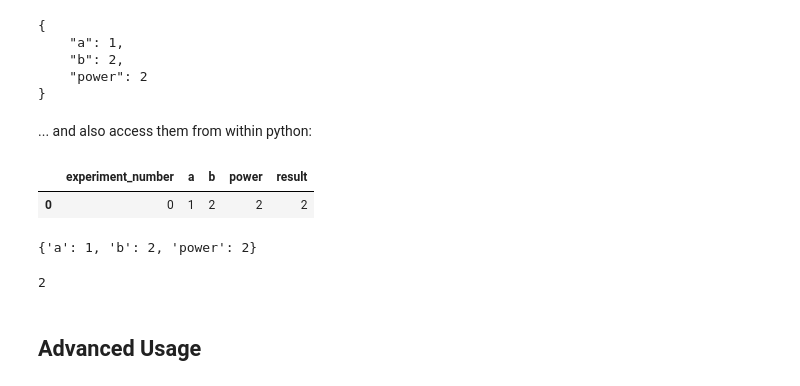
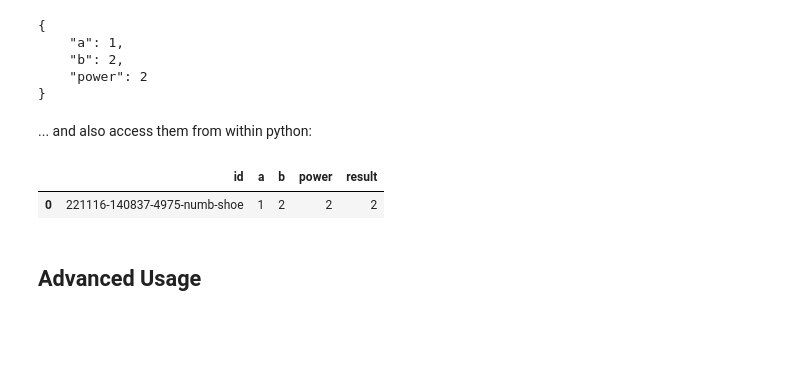
Before and after one commit to jla-gardner/digital-experiments, a Jupyter notebook: examples/digital_experiments.ipynb, the cells around one changed output. Saved outputs shown, nothing was run; the diff lists cells and outputs as text; code cells hidden in the pictures; blank space fills up the shorter version.

```diff
--- a/examples/digital_experiments.ipynb
+++ b/examples/digital_experiments.ipynb
@@ -56,25 +56,11 @@ We can inspect experiment files directly from the file system:
 # %% [markdown]
 ... and also access them from within python:
 # %%
-from digital_experiments import all_experiments_matching
-
-df, experiments = all_experiments_matching("my_experiment")
+from digital_experiments import all_experiments
+all_experiments(my_experiment)
+# %% [output]
+|  | id | a | b | power | result |
+| 0 | 221116-140837-4975-numb-shoe | 1 | 2 | 2 | 2 |
-# %%
-# df is a pandas dataframe containing the
-# configurations and results of all experiments
-df
-# %% [output]
-|  | experiment_number | a | b | power | result |
-| 0 | 0 | 1 | 2 | 2 | 2 |
-# %%
-# experiments is a list of Experiment objects, indexed by experiment_number
-experiments[0].config
-# %% [output]
-{'a': 1, 'b': 2, 'power': 2}
-# %%
-experiments[0].result
-# %% [output]
-2
 # %% [markdown]
 ## Advanced Usage
 # %% [markdown]
```
Also changed, not shown: parts of 15 cells of this notebook, 6 other files.
